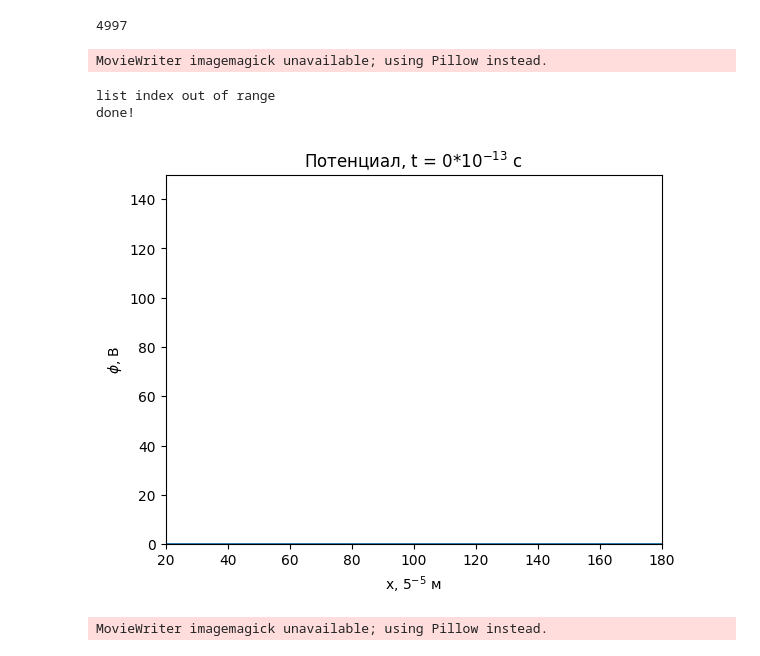
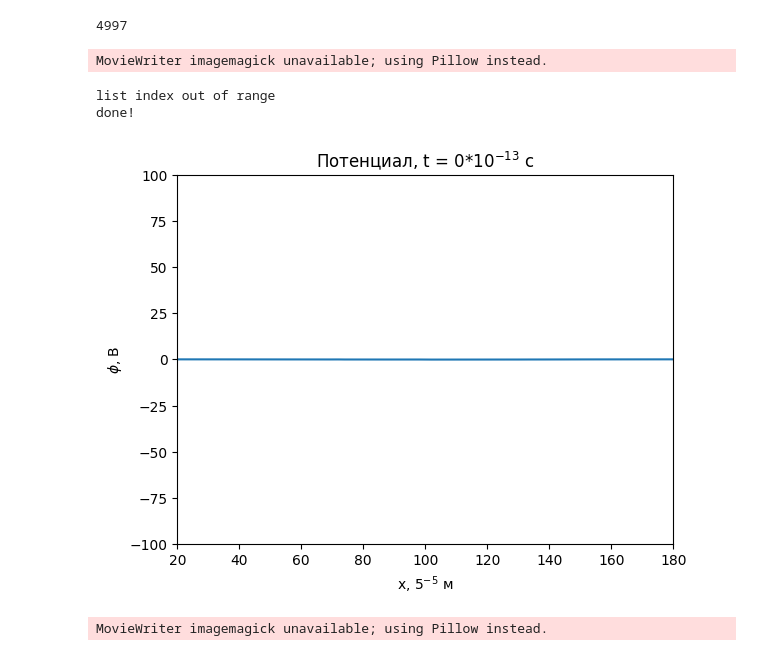
Before and after one commit to setupishe/PlasmaPython, a Jupyter notebook: results_without_see.ipynb, the cells around one changed output. Saved outputs shown, nothing was run; the diff lists cells and outputs as text; code cells hidden in the pictures.

```diff
--- a/results_without_see.ipynb
+++ b/results_without_see.ipynb
@@ -115,3 +132,9 @@ energy_dict = {"electric": [], "kinetic": [], "summ": [], "h": h, "tau": tau}
+# %%
+electrons_over_time = []
+# %%
+every_n_step = 50
+# %%
+rho_history = []
 # %%
 for t in tqdm(range(n)):
     try:
@@ -122,14 +145,14 @@ for t in tqdm(range(n)):
         break
 
     nodes.rho *= 0
-    account_walls(electrons, walls, Energy=energy_dict, nodes=nodes)
-    account_walls(ions, walls, Energy=energy_dict, nodes=nodes)
+    account_walls([electrons, ions], walls, Energy=energy_dict)
+    electrons_over_time.append(electrons.n_macro)
     get_rho(nodes, electrons)
     get_rho(nodes, ions)
     for wall in walls:
         for particles in wall.particles_lst:
             get_rho(nodes, particles)
-
+    rho_history.append(nodes.rho.copy())
     calc_fields(nodes, h, epsilon)
     phi_over_time.append(nodes.phi.copy())
     E_over_time.append(nodes.E.copy())
@@ -142,3 +165,12 @@ for t in tqdm(range(n)):
     ion_distrs.append(ions.v.copy())
     electrons.normalise(h, tau)
     ions.normalise(h, tau)
+
+
+    if maxwellise:
+        set_distr(electrons, e_integral, h, tau, n_range)
+        set_distr(ions, i_integral, h, tau, n_range)
+
+    if flux and t % every_n_step == 0 and t != 0:
+        constant_flux(electrons, N, n_range)
+        constant_flux(ions, N, n_range)
@@ -164,35 +199,35 @@ try:
     #  Создаем функцию, генерирующую картинки
     #  для последующей "склейки":
     def animate(i):
         ax.clear()
         line = ax.plot(phi_over_time[i*50])
         ax.set_title("Потенциал, t = " + str(2*i*50)+ r"$*10^{-13}$ c")
         #ax.axvline(x=left_wall.right, color='k', linestyle='--', linewidth=1)
         ax.set_xlim(left_wall.right, right_wall.left)
-        ax.set_ylim(0, 150)
+        ax.set_ylim(-100, 100)
         ax.set_ylabel(r"$\phi$, В")
         ax.set_xlabel(r"x, $5^{-5}$ м")
         return line
 
     #  Создаем объект анимации:
     sin_animation = animation.FuncAnimation(fig,
                                         animate,
                                         frames=range(n),
                                         interval = 5,
                                         repeat = False)
 
     #  Сохраняем анимацию в виде gif файла:
     sin_animation.save('results/phi_over_time.gif',
                     writer='imagemagick',
                     fps=30)
 except Exception as e:
     print(e)
     print("done!")
 # %% [output]
 MovieWriter imagemagick unavailable; using Pillow instead.
 list index out of range
 done!
-[figure, old version]
+[figure, new version]
 # %%
 try:
     fig, ax = plt.subplots()
```
Also changed, not shown: parts of 22 cells of this notebook, 4 other files.
